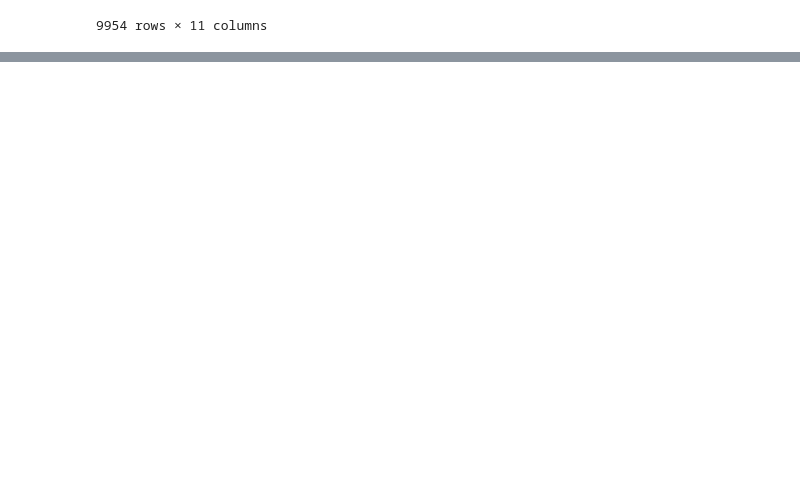
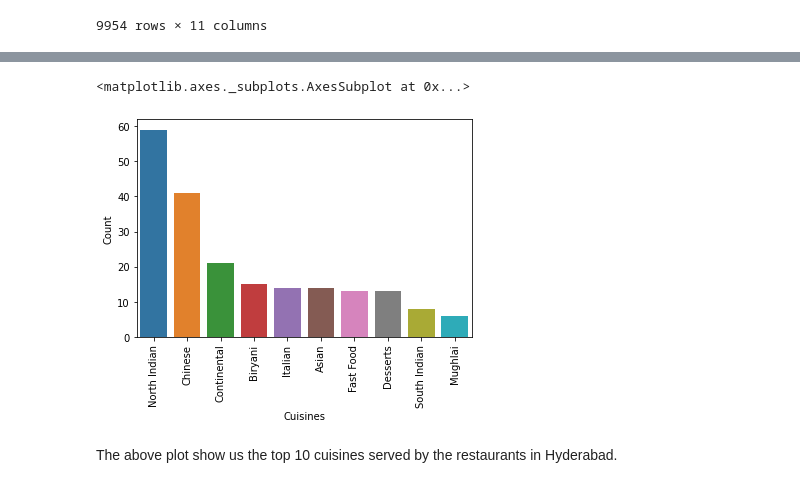
Before and after one commit to Srijan-Rai/Zomato-Restaurant-Clustering, a Jupyter notebook: ZOMATO_RESTAURANT_CLUSTERING_AND_SENTIMENT_ANALYSIS.ipynb, the cells around one changed output, grey strips where cells are left out. Drawn from its saved outputs; the diff is of its cells as text; code cells hidden in the pictures; blank space fills up the shorter version.

Commit message:
Outlier Handling and data visualization

```diff
--- a/ZOMATO_RESTAURANT_CLUSTERING_AND_SENTIMENT_ANALYSIS.ipynb
+++ b/ZOMATO_RESTAURANT_CLUSTERING_AND_SENTIMENT_ANALYSIS.ipynb
@@ -357,0 +396,7 @@ reviews
+# %%
+# Getting numerical datas from reviews dataframe to perform some data visualizations.
+reviews_numerical = reviews.groupby("Restaurant").agg({"Rating":"mean","Pictures":"sum","No_of_Reviews":"sum","No_of_Followers":"sum"})
+reviews_numerical.columns = ["Average Ratings","Total Pictures","Total Reviews","Total Followers"]
+# %%
+metadata_with_reviews = metadata.merge(reviews_numerical, on ="Restaurant")
+metadata_with_reviews
@@ -357,0 +453,14 @@ reviews
+# %%
+def getcount(dataFrame, columnName):
+  """ Function to get the number of different cuisines and colections and also to get the count of it
+      Parameters: Dataframe, Features(Cuisine/Collections)"""
+  Count_df = {}
+  for Collections_Cusines in dataFrame[columnName]:
+    for name in Collections_Cusines.split(", "):
+      if name in Count_df:
+        Count_df[name] =  Count_df[name] + 1
+      else:
+        Count_df[name] = 1
+  Count_df = pd.DataFrame(Count_df.values(), Count_df.keys(), columns = ["Count"]).reset_index()
+  Count_df.rename(columns={'index': columnName}, inplace = True)
+  return Count_df
@@ -357,0 +469,2 @@ reviews
+# %%
+Cuisines_Count = getcount(metadata_with_reviews, "Cuisines" )
@@ -357,0 +509,8 @@ reviews
+# %%
+plt.xticks(rotation = 90)
+sns.barplot(x= "Cuisines", y= "Count", data = Cuisines_Count.sort_values(by="Count", ascending = False).head(10))
+# %% [output]
+<matplotlib.axes._subplots.AxesSubplot at 0x...>
+[figure, added]
+# %% [markdown]
+The above plot show us the top 10 cuisines served by the restaurants in Hyderabad.
```
Also changed, not shown: parts of 28 cells of this notebook.
